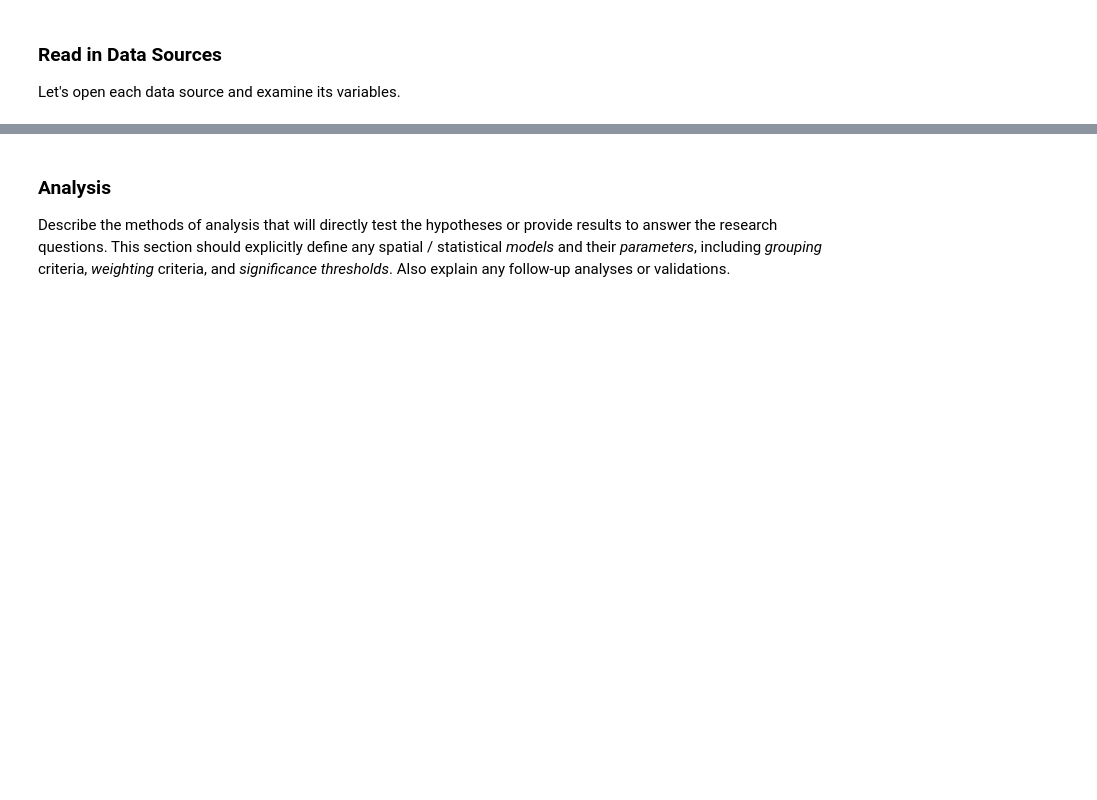
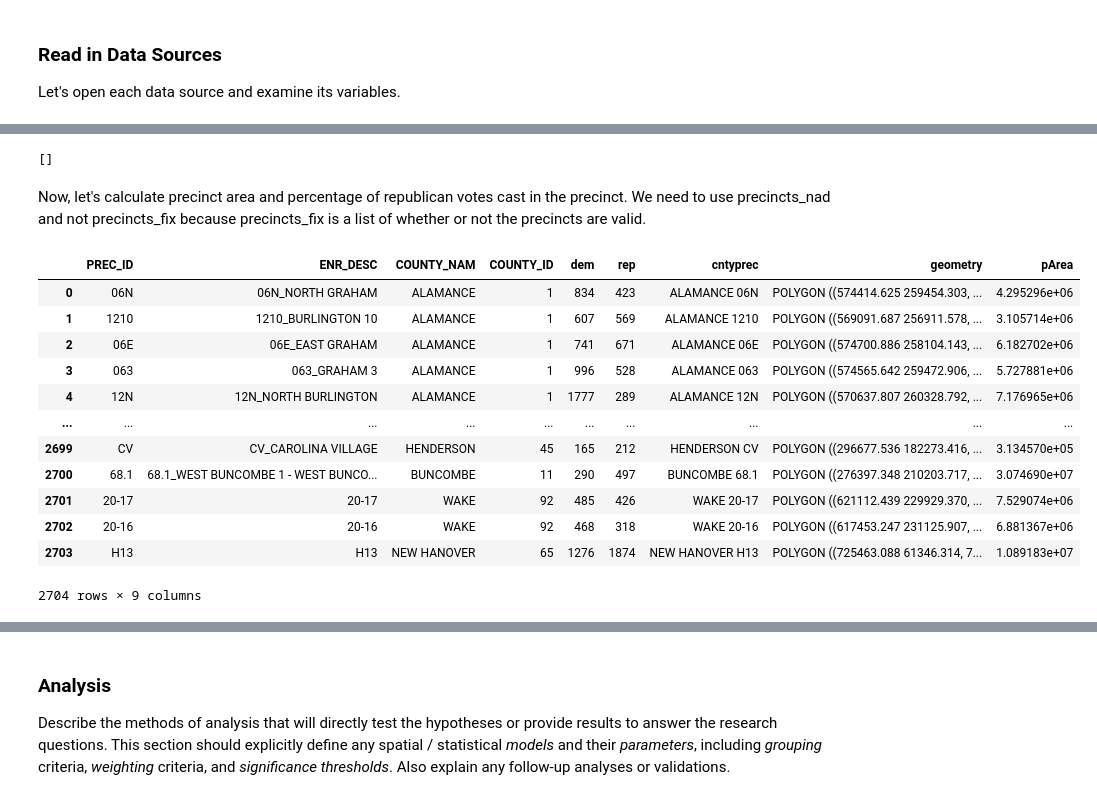
Before and after one commit to gsokolow/Rpr-120Lab-Gerrymandering, a Jupyter notebook: procedure/code/01-Jupyter_notebook.ipynb, the cells around one changed output, grey strips where cells are left out. Drawn from its saved outputs; the diff is of its cells as text; code cells hidden in the pictures; blank space fills up the shorter version.

```diff
--- a/procedure/code/01-Jupyter_notebook.ipynb
+++ b/procedure/code/01-Jupyter_notebook.ipynb
@@ -75,0 +141,24 @@ pc2016["rep"].min()
+# %%
+precincts_fix = precincts_nad.is_valid
+
+precincts_fix[precincts_fix  == 'False'].index.tolist()
+# %% [output]
+[]
+# %% [markdown]
+Now, let's calculate precinct area and percentage of republican votes cast in the precinct. We need to use precincts_nad and not precincts_fix because precincts_fix is a list of whether or not the precincts are valid.
+# %%
+precincts_nad.assign(pArea = precincts_nad.geometry.area)
+# %% [output]
+|  | PREC_ID | ENR_DESC | COUNTY_NAM | COUNTY_ID | dem | rep | cntyprec | geometry | pArea |
+| 0 | 06N | 06N_NORTH GRAHAM | ALAMANCE | 1 | 834 | 423 | ALAMANCE 06N | POLYGON ((574414.625 259454.303, ... | 4.295296e+06 |
+| 1 | 1210 | 1210_BURLINGTON 10 | ALAMANCE | 1 | 607 | 569 | ALAMANCE 1210 | POLYGON ((569091.687 256911.578, ... | 3.105714e+06 |
+| 2 | 06E | 06E_EAST GRAHAM | ALAMANCE | 1 | 741 | 671 | ALAMANCE 06E | POLYGON ((574700.886 258104.143, ... | 6.182702e+06 |
+| 3 | 063 | 063_GRAHAM 3 | ALAMANCE | 1 | 996 | 528 | ALAMANCE 063 | POLYGON ((574565.642 259472.906, ... | 5.727881e+06 |
+| 4 | 12N | 12N_NORTH BURLINGTON | ALAMANCE | 1 | 1777 | 289 | ALAMANCE 12N | POLYGON ((570637.807 260328.792, ... | 7.176965e+06 |
+| ... | ... | ... | ... | ... | ... | ... | ... | ... | ... |
+| 2699 | CV | CV_CAROLINA VILLAGE | HENDERSON | 45 | 165 | 212 | HENDERSON CV | POLYGON ((296677.536 182273.416, ... | 3.134570e+05 |
+| 2700 | 68.1 | 68.1_WEST BUNCOMBE 1 - WEST BUNCO... | BUNCOMBE | 11 | 290 | 497 | BUNCOMBE 68.1 | POLYGON ((276397.348 210203.717, ... | 3.074690e+07 |
+| 2701 | 20-17 | 20-17 | WAKE | 92 | 485 | 426 | WAKE 20-17 | POLYGON ((621112.439 229929.370, ... | 7.529074e+06 |
+| 2702 | 20-16 | 20-16 | WAKE | 92 | 468 | 318 | WAKE 20-16 | POLYGON ((617453.247 231125.907, ... | 6.881367e+06 |
+| 2703 | H13 | H13 | NEW HANOVER | 65 | 1276 | 1874 | NEW HANOVER H13 | POLYGON ((725463.088 61346.314, 7... | 1.089183e+07 |
+2704 rows × 9 columns
```
Also changed, not shown: parts of 16 cells of this notebook, 7 other files.
